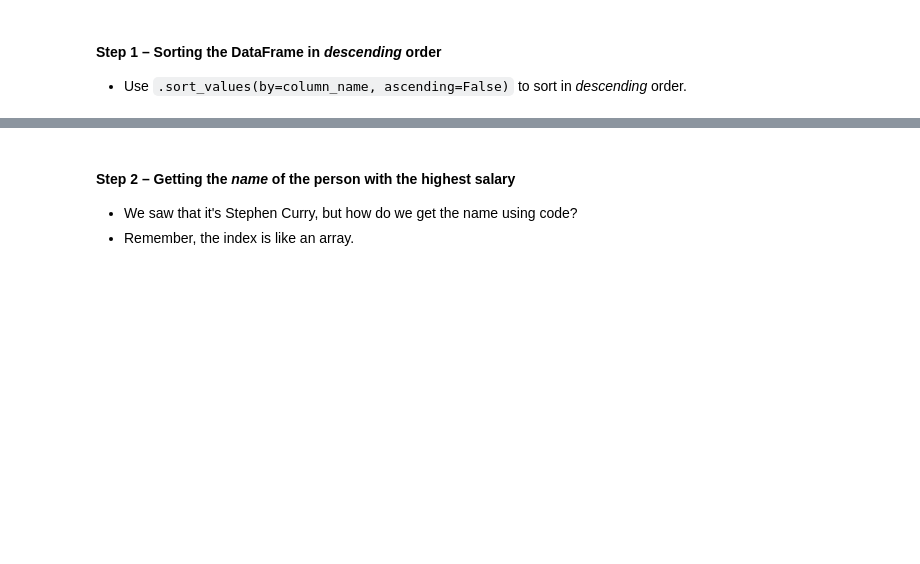
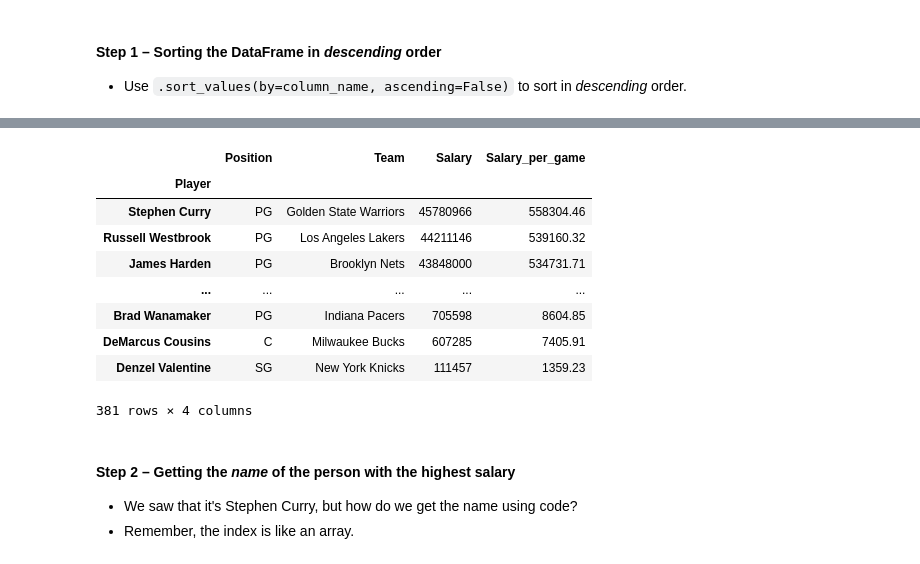
Before and after one commit to dsc-courses/dsc10-2022-su, a Jupyter notebook: lectures/lec05/lec05.ipynb, the cells around one changed output, grey strips where cells are left out. Saved outputs shown, nothing was run; the diff lists cells and outputs as text; code cells hidden in the pictures; blank space fills up the shorter version.

```diff
--- a/lectures/lec05/lec05.ipynb
+++ b/lectures/lec05/lec05.ipynb
@@ -386,7 +395,6 @@ salaries_pg.sort_values(by='Salary')
 
 - Use `.sort_values(by=column_name, ascending=False)` to sort in *descending* order.
 # %%
-%%pt
-
 highest_salaries = salaries_pg.sort_values(by='Salary', ascending=False)
+highest_salaries
 # %% [output]
@@ -394,3 +401,13 @@ highest_salaries = salaries_pg.sort_values(by='Salary', ascending=False)
+|  | Position | Team | Salary | Salary_per_game |
+| Player |  |  |  |  |
+| Stephen Curry | PG | Golden State Warriors | 45780966 | 558304.46 |
+| Russell Westbrook | PG | Los Angeles Lakers | 44211146 | 539160.32 |
+| James Harden | PG | Brooklyn Nets | 43848000 | 534731.71 |
+| ... | ... | ... | ... | ... |
+| Brad Wanamaker | PG | Indiana Pacers | 705598 | 8604.85 |
+| DeMarcus Cousins | C | Milwaukee Bucks | 607285 | 7405.91 |
+| Denzel Valentine | SG | New York Knicks | 111457 | 1359.23 |
+381 rows × 4 columns
 # %% [markdown]
 #### Step 2 – Getting the *name* of the person with the highest salary
 
```
Also changed, not shown: parts of 5 cells of this notebook, 4 other files.
